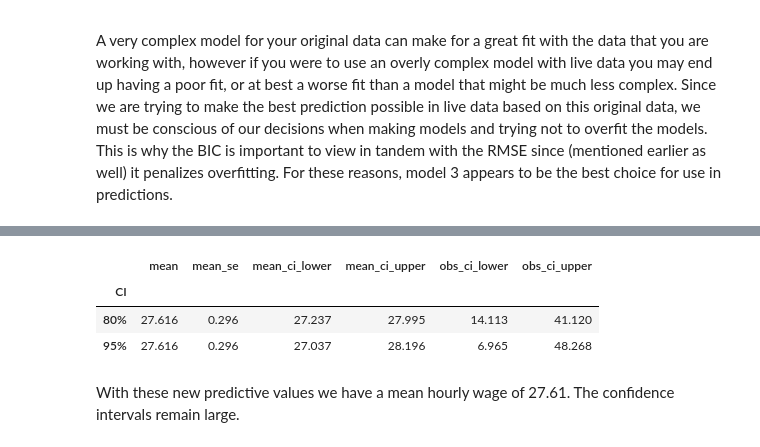
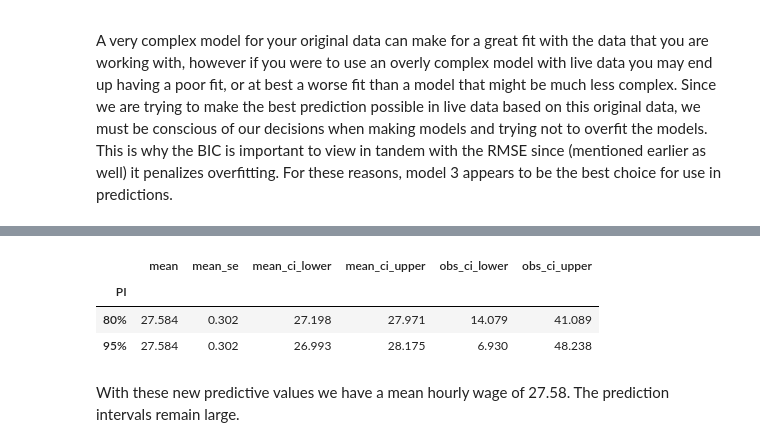
Before and after one commit to nxfern/DA3_Assignment_1, a Jupyter notebook: DA3_Assignment_1_NF.ipynb, the cells around one changed output, grey strips where cells are left out. Drawn from its saved outputs; the diff is of its cells as text; code cells hidden in the pictures.

```diff
--- a/DA3_Assignment_1_NF.ipynb
+++ b/DA3_Assignment_1_NF.ipynb
@@ -92,6 +96,9 @@ Name: count, dtype: int64
 # According to dataset, 1=white, 2=black, and 4=asian. Creating dummy variables to account for black and asian
 rnurses['black'] = (rnurses['race'] == 2).astype(int)
 rnurses['asian'] = (rnurses['race'] == 4).astype(int)
+
+# Creating variable to account for hispanic using `ethnic` variable. 1 for all non-missing values, 0 for all missing values
+rnurses['hispanic'] = (rnurses['ethnic'] != 'Missing').astype(int)
 # %%
 # Checking sex column value counts
 rnurses['sex'].value_counts()
@@ -307,6 +329,6 @@ Adding race binary variables as explanatory variables in order to account for ra
 # %%
 # Creating regression for model 3
-reg3 = smf.ols('hrwage ~ age + agesq + female + no_degree + associate + higher_edu + black + asian + unionmme + unionmme*age + female*age', data=rnurses_iqr).fit(cov_type="HC1")
+reg3 = smf.ols('hrwage ~ age + agesq + female + no_degree + associate + higher_edu + black + asian + hispanic + unionmme + unionmme*age + female*age', data=rnurses_iqr).fit(cov_type="HC1")
 # %% [markdown]
 #### Model 4
 Adding all binary variables accounting for children as well as marital status to account for families and/or children potentially influencing wages and an interaction term between the marital status binary variables and age
@@ -541,29 +574,30 @@ These values are being used in comparison due to the sample size being larger fo
 # %%
 # Creating predictive values described above
 pv3 = pd.DataFrame(pd.Series({
     "age":31,
     "agesq":31**2,
     "female":1,
     "no_degree":0,
     "associate":0,
     "higher_edu":0,
     "black":0,
     "asian":0,
+    "hispanic":0,
     "unionmme":0,
     "hrwage":np.nan,
 })).T
 
 p3_95 = reg3.get_prediction(pv3).summary_frame()
 p3_80 = reg3.get_prediction(pv3).summary_frame(alpha=.2)
 
 df3 = pd.concat([p3_95, p3_80], axis=0, keys=['95%', '80%']).reset_index().groupby('level_0').value_counts().reset_index()
 df3.drop(columns=['level_1', 'count'], inplace=True)
-df3.rename(columns={'level_0': 'CI'}, inplace=True)
-df3.set_index('CI')
+df3.rename(columns={'level_0': 'PI'}, inplace=True)
+df3.set_index('PI')
 # %% [output]
 |  | mean | mean_se | mean_ci_lower | mean_ci_upper | obs_ci_lower | obs_ci_upper |
-| CI |  |  |  |  |  |  |
-| 80% | 27.616 | 0.296 | 27.237 | 27.995 | 14.113 | 41.120 |
-| 95% | 27.616 | 0.296 | 27.037 | 28.196 | 6.965 | 48.268 |
+| PI |  |  |  |  |  |  |
+| 80% | 27.584 | 0.302 | 27.198 | 27.971 | 14.079 | 41.089 |
+| 95% | 27.584 | 0.302 | 26.993 | 28.175 | 6.930 | 48.238 |
 # %% [markdown]
-With these new predictive values we have a mean hourly wage of 27.61. The confidence intervals remain large.
+With these new predictive values we have a mean hourly wage of 27.58. The prediction intervals remain large.
```
Also changed, not shown: parts of 33 cells of this notebook.
